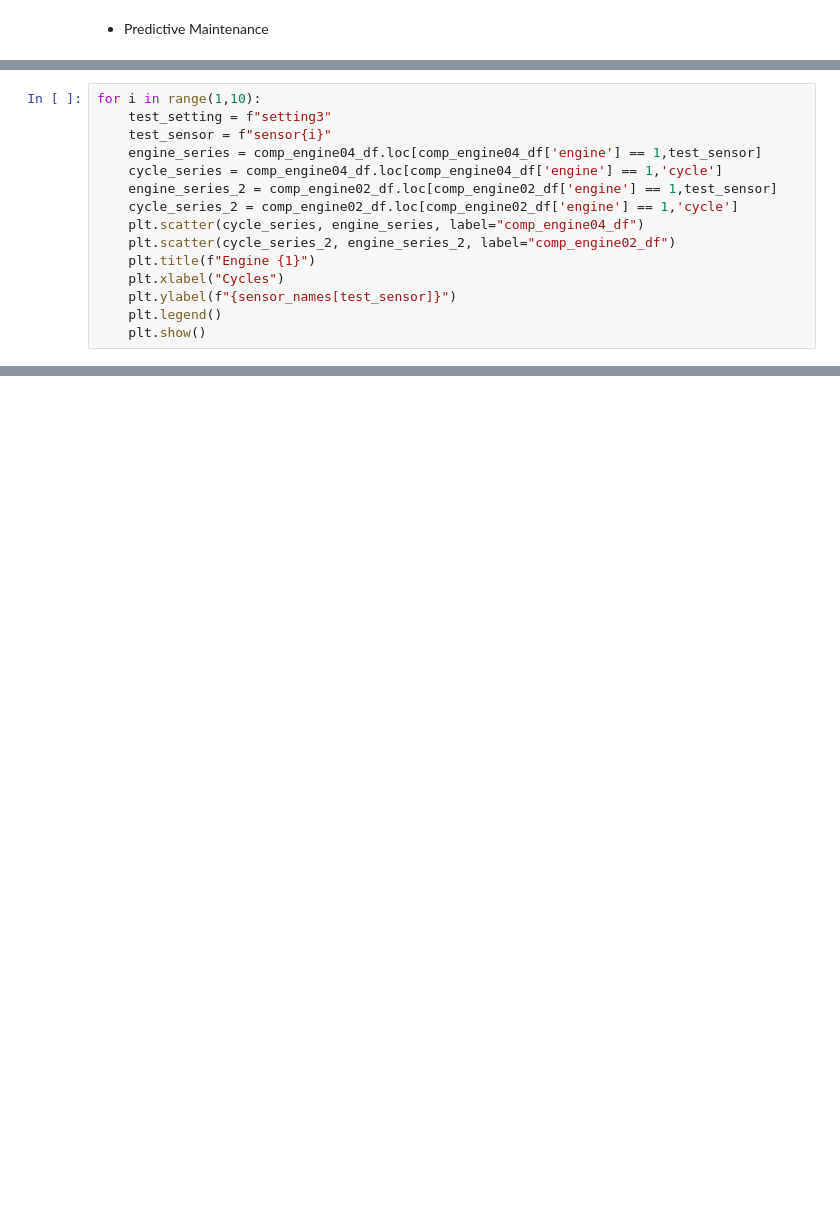
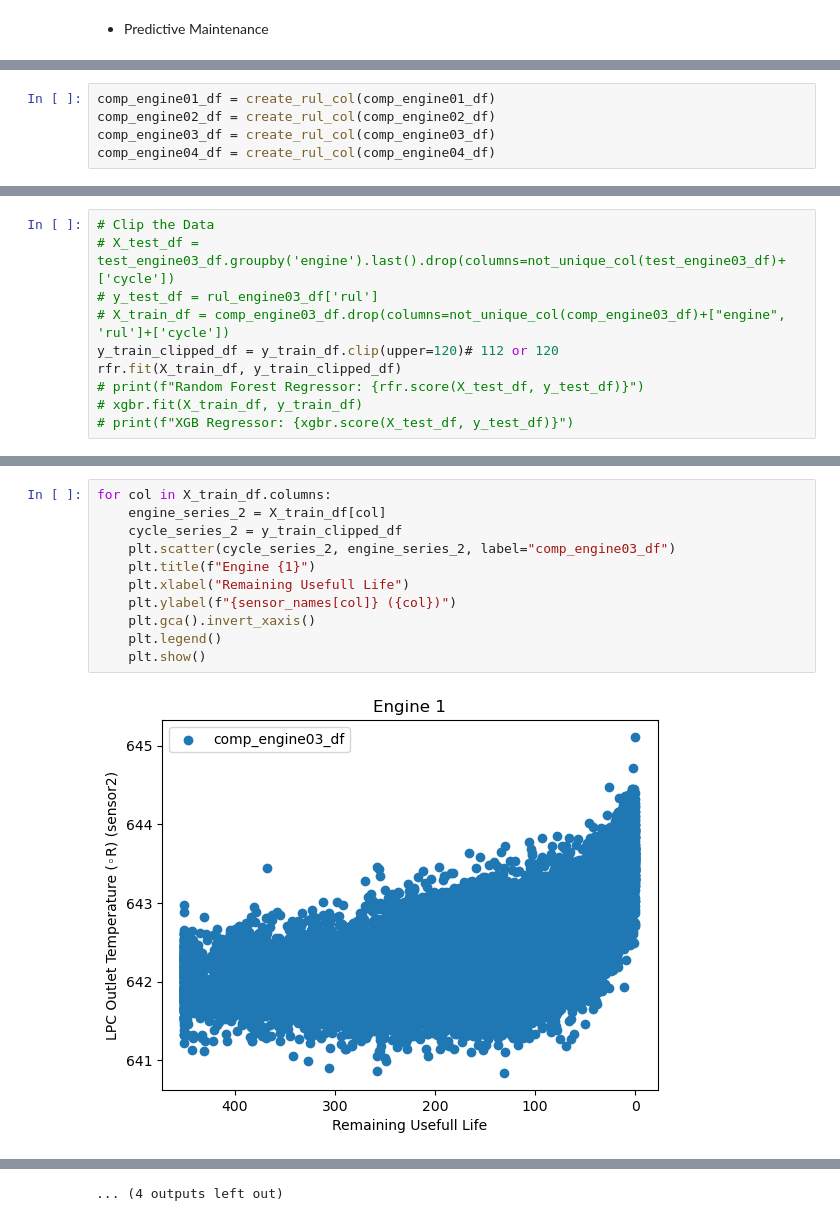
Before and after one commit to bicoscryin/predictive-maintenance, a Jupyter notebook: data-testing_engine.ipynb, the cells around one changed output, grey strips where cells are left out. Cells and saved outputs as stored; diff of their text form; blank space fills up the shorter version.

```diff
--- a/data-testing_engine.ipynb
+++ b/data-testing_engine.ipynb
@@ -38,15 +9,0 @@ memory usage: 12.1 MB
-# %%
-for i in range(1,10):
-    test_setting = f"setting3"
-    test_sensor = f"sensor{i}"
-    engine_series = comp_engine04_df.loc[comp_engine04_df['engine'] == 1,test_sensor]
-    cycle_series = comp_engine04_df.loc[comp_engine04_df['engine'] == 1,'cycle']
-    engine_series_2 = comp_engine02_df.loc[comp_engine02_df['engine'] == 1,test_sensor]
-    cycle_series_2 = comp_engine02_df.loc[comp_engine02_df['engine'] == 1,'cycle']
-    plt.scatter(cycle_series, engine_series, label="comp_engine04_df")
-    plt.scatter(cycle_series_2, engine_series_2, label="comp_engine02_df")
-    plt.title(f"Engine {1}")
-    plt.xlabel("Cycles")
-    plt.ylabel(f"{sensor_names[test_sensor]}")
-    plt.legend()
-    plt.show()
@@ -62,0 +10,5 @@ for i in range(1,10):
+# %%
+comp_engine01_df = create_rul_col(comp_engine01_df)
+comp_engine02_df = create_rul_col(comp_engine02_df)
+comp_engine03_df = create_rul_col(comp_engine03_df)
+comp_engine04_df = create_rul_col(comp_engine04_df)
@@ -140,0 +90,10 @@ Lasso Regressor: 0.4890452281096914
+# %%
+# Clip the Data
+# X_test_df = test_engine03_df.groupby('engine').last().drop(columns=not_unique_col(test_engine03_df)+['cycle'])
+# y_test_df = rul_engine03_df['rul']
+# X_train_df = comp_engine03_df.drop(columns=not_unique_col(comp_engine03_df)+["engine", 'rul']+['cycle'])
+y_train_clipped_df = y_train_df.clip(upper=120)# 112 or 120
+rfr.fit(X_train_df, y_train_clipped_df)
+# print(f"Random Forest Regressor: {rfr.score(X_test_df, y_test_df)}")
+# xgbr.fit(X_train_df, y_train_df)
+# print(f"XGB Regressor: {xgbr.score(X_test_df, y_test_df)}")
@@ -140,0 +127,13 @@ Lasso Regressor: 0.4890452281096914
+# %%
+for col in X_train_df.columns:
+    engine_series_2 = X_train_df[col]
+    cycle_series_2 = y_train_clipped_df
+    plt.scatter(cycle_series_2, engine_series_2, label="comp_engine03_df")
+    plt.title(f"Engine {1}")
+    plt.xlabel("Remaining Usefull Life")
+    plt.ylabel(f"{sensor_names[col]} ({col})")
+    plt.gca().invert_xaxis()
+    plt.legend()
+    plt.show()
+# %% [output]
+[figure, new version]
@@ -140,0 +151 @@ Lasso Regressor: 0.4890452281096914
+... (4 outputs left out)
```
Also changed, not shown: parts of 23 cells of this notebook, 4 other files.
